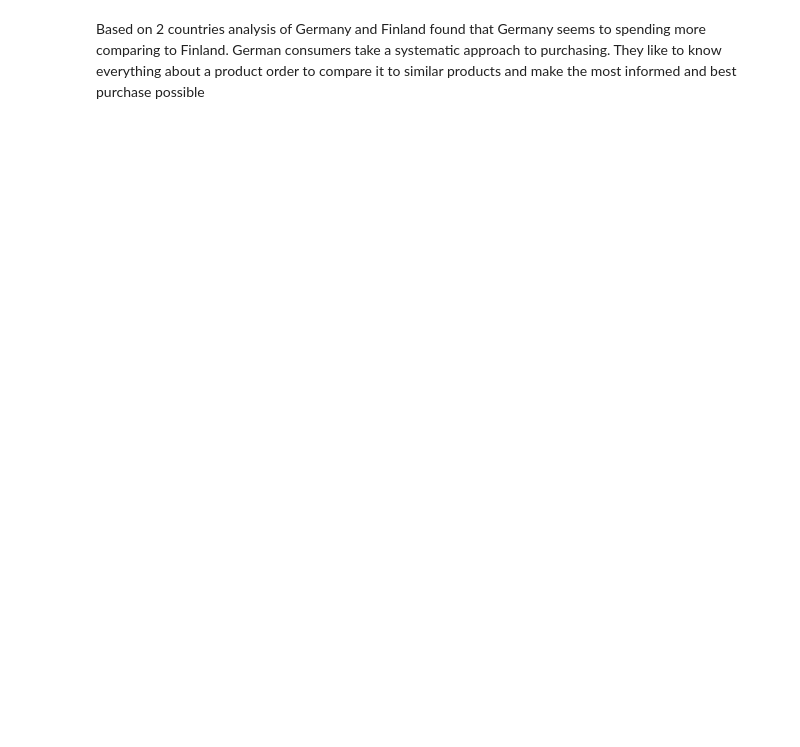
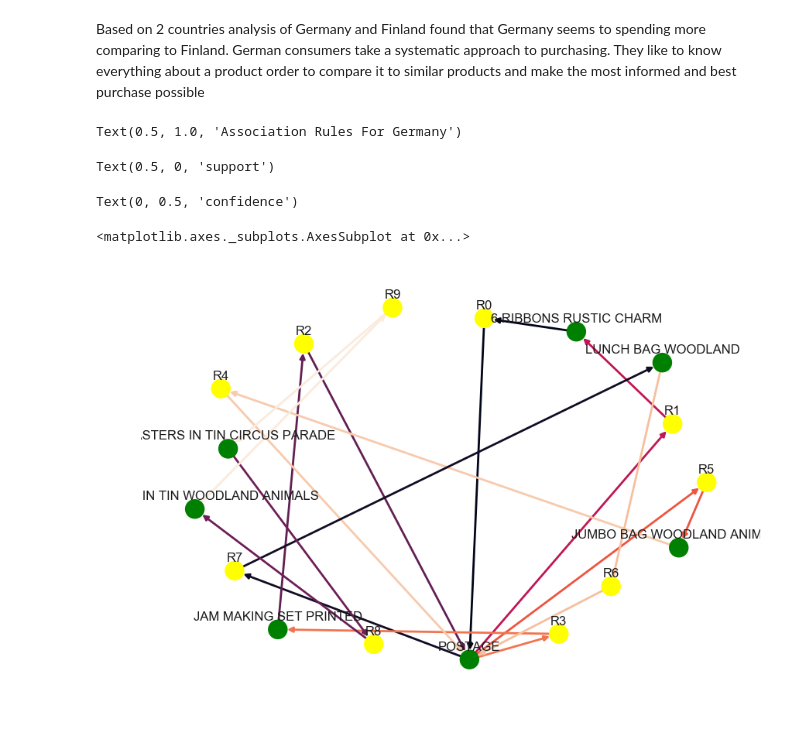
Before and after one commit to SomGitHub2018/Reva_Classes, a Jupyter notebook: SVM_MBA/RP_Python_Market Basket Analysis-OnlineRetail.ipynb, the cells around one changed output. Saved outputs shown, nothing was run; the diff lists cells and outputs as text; code cells hidden in the pictures; blank space fills up the shorter version.

```diff
--- a/SVM_MBA/RP_Python_Market Basket Analysis-OnlineRetail.ipynb
+++ b/SVM_MBA/RP_Python_Market Basket Analysis-OnlineRetail.ipynb
@@ -268,3 +341,25 @@ rules1.head()
 # %% [markdown]
 Based on 2 countries analysis of Germany and Finland found that Germany seems to spending more comparing to Finland.
 German consumers take a systematic approach to purchasing. They like to know everything about a product order to compare it to similar products and make the most informed and best purchase possible
+# %%
+support=rules1.as_matrix(columns=['support'])
+confidence=rules1.as_matrix(columns=['confidence'])
+# %%
+for i in range (len(support)):
+    support[i] = support[i]
+    confidence[i] = confidence[i]
+
+plt.title('Association Rules For Germany')
+plt.xlabel('support')
+plt.ylabel('confidence')
+sns.regplot(x=support, y=confidence, fit_reg=False)
+
+plt.gcf().clear()
+plt.tight_layout()
+draw_graph (rules1, 10)
+# %% [output]
+Text(0.5, 1.0, 'Association Rules For Germany')
+Text(0.5, 0, 'support')
+Text(0, 0.5, 'confidence')
+<matplotlib.axes._subplots.AxesSubplot at 0x...>
+[figure, added]
```
Also changed, not shown: parts of 7 cells of this notebook.
